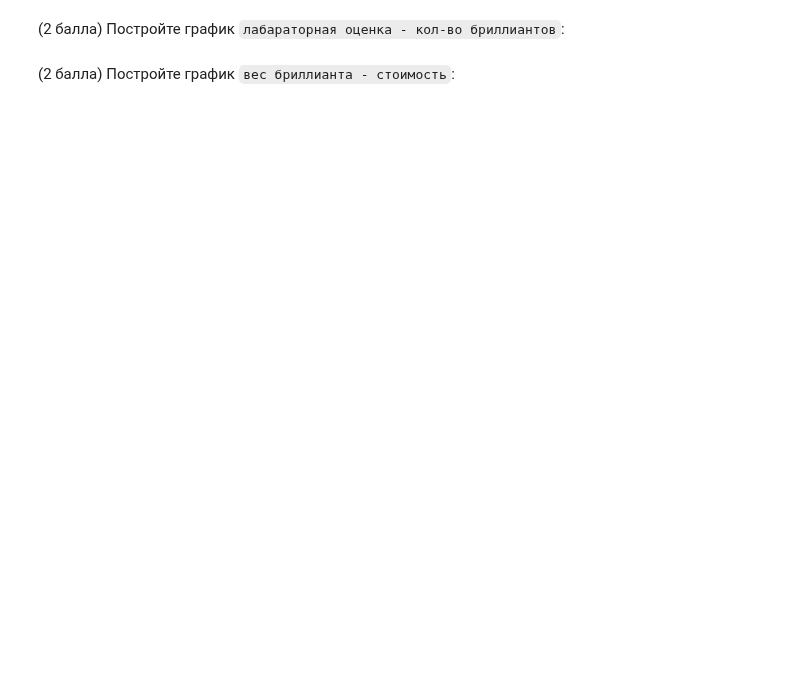
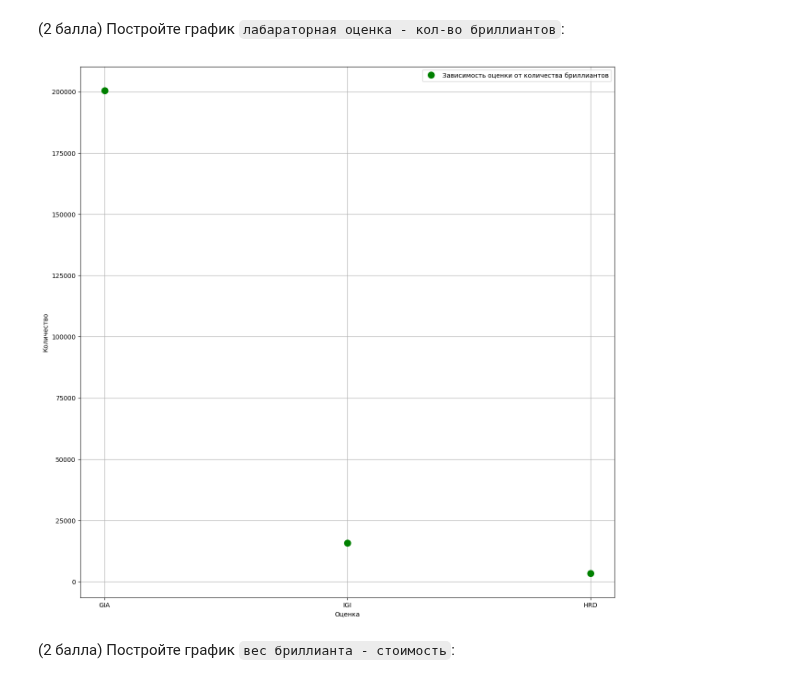
Before and after one commit to bubashilda/Data-analysis, a Jupyter notebook: lab_work.ipynb, the cells around one changed output. Saved outputs shown, nothing was run; the diff lists cells and outputs as text; code cells hidden in the pictures; blank space fills up the shorter version.

```diff
--- a/lab_work.ipynb
+++ b/lab_work.ipynb
@@ -288,2 +454,26 @@ diamonds.isin(['unknown', None]).sum().sum()
+# %%
+replaced_dataframe = diamonds.replace('unknown', None, inplace=False).dropna(
+    subset=['lab']
+)
+
+plt.figure(figsize=(15, 15))
+
+plt.xlabel('Оценка')
+plt.ylabel('Количество')
+
+plt.plot(
+    replaced_dataframe['lab'].value_counts().index,
+    replaced_dataframe['lab'].value_counts().values,
+    'go',
+    markersize=10,
+    alpha=1.0,
+    label='Зависимость оценки от количества бриллиантов'
+)
+
+plt.legend()
+plt.grid(True)
+plt.show()
+# %% [output]
+[figure, added]
 # %% [markdown]
 (2 балла) Постройте график `вес бриллианта - стоимость`:
```
Also changed, not shown: parts of 78 cells of this notebook.
